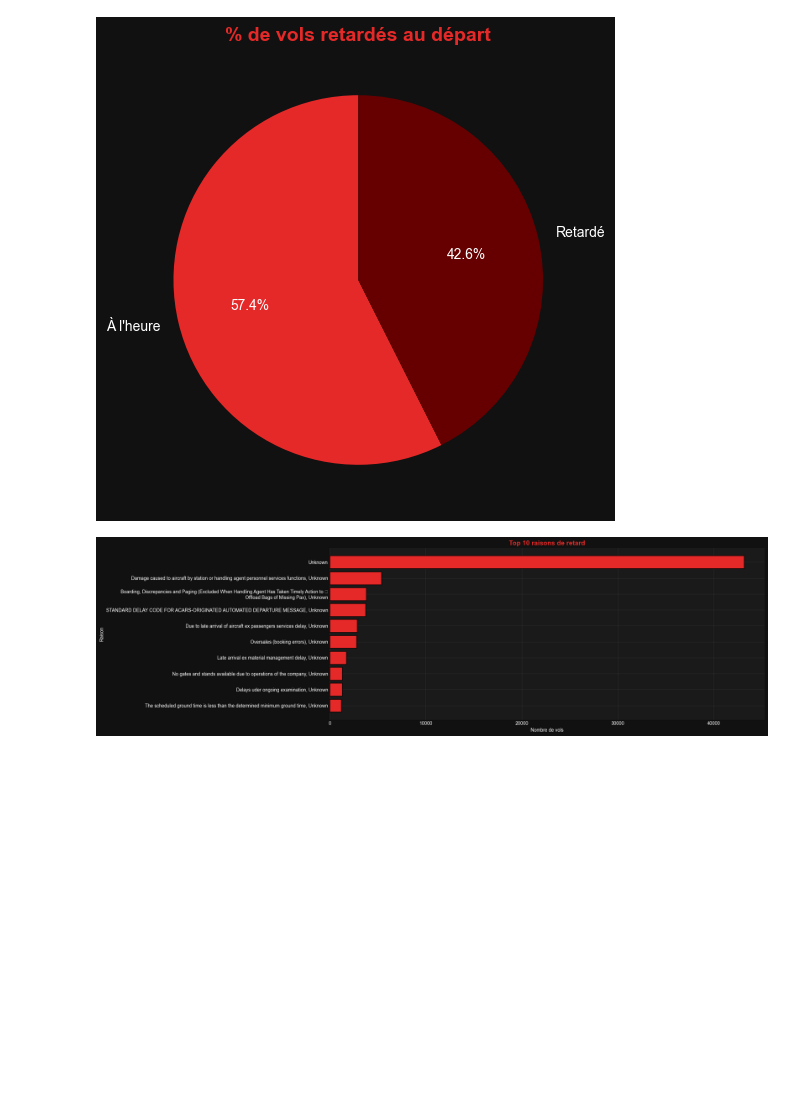
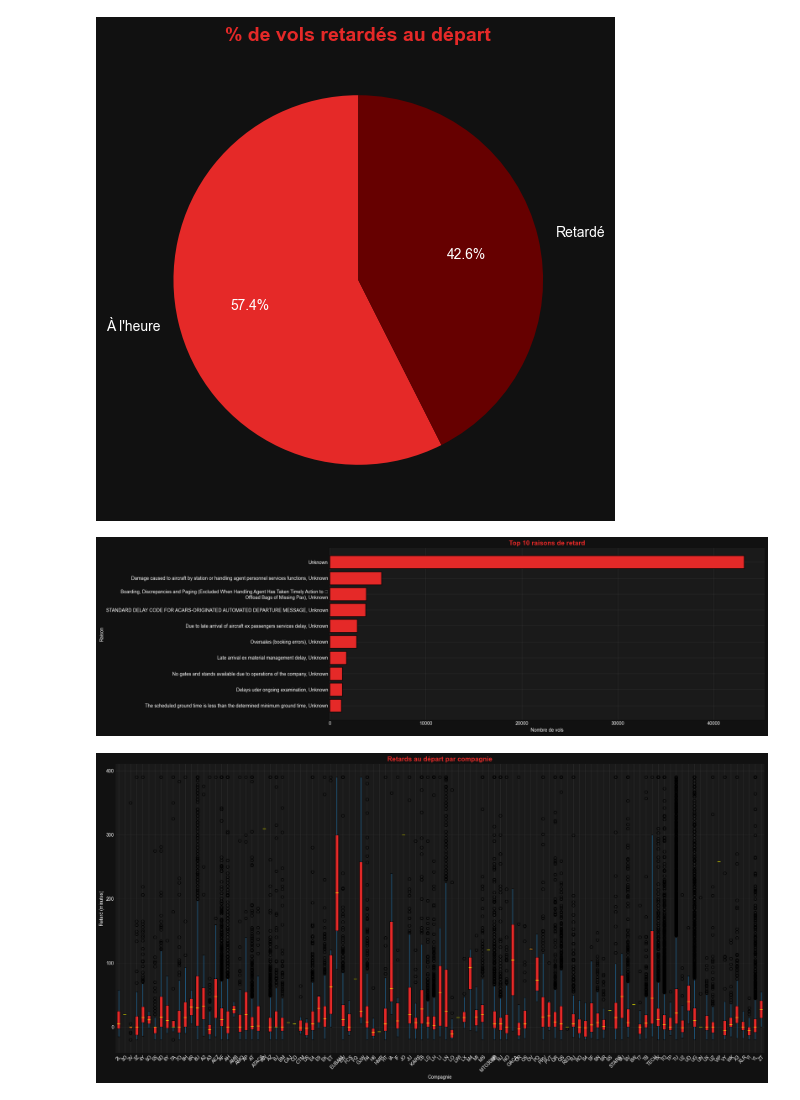
Before and after one commit to ZahraZellazi/DelayPrediction, a Jupyter notebook: kpi.ipynb, the cells around one changed output. Cells and saved outputs as stored; diff of their text form; code cells hidden in the pictures; blank space fills up the shorter version.

Commit message:
kpi : Retards par compagnie

```diff
--- a/kpi.ipynb
+++ b/kpi.ipynb
@@ -287,3 +287,20 @@ plt.tight_layout()
 plt.show()
 # %% [output]
 [figure]
+# %%
+# -------------------------------------------------------------------------
+# Cell - Retards par compagnie
+# -------------------------------------------------------------------------
+if 'departure_delay_min' in df.columns:
+    fig, ax = plt.subplots(figsize=(20,10))
+    df_box = df[['Compagnie_id','departure_delay_min']].dropna()
+    df_box.boxplot(column='departure_delay_min', by='Compagnie_id', ax=ax, grid=False, patch_artist=True,
+                   boxprops=dict(facecolor=RED_HEX, color='black'),
+                   medianprops=dict(color='yellow'))
+    style_ax(ax, title='Retards au départ par compagnie', xlabel='Compagnie', ylabel='Retard (minutes)')
+    plt.suptitle('')  # Supprimer le titre automatique de pandas
+    plt.xticks(rotation=45)
+    plt.tight_layout()
+    plt.show()
+# %% [output]
+[figure, added]
```
